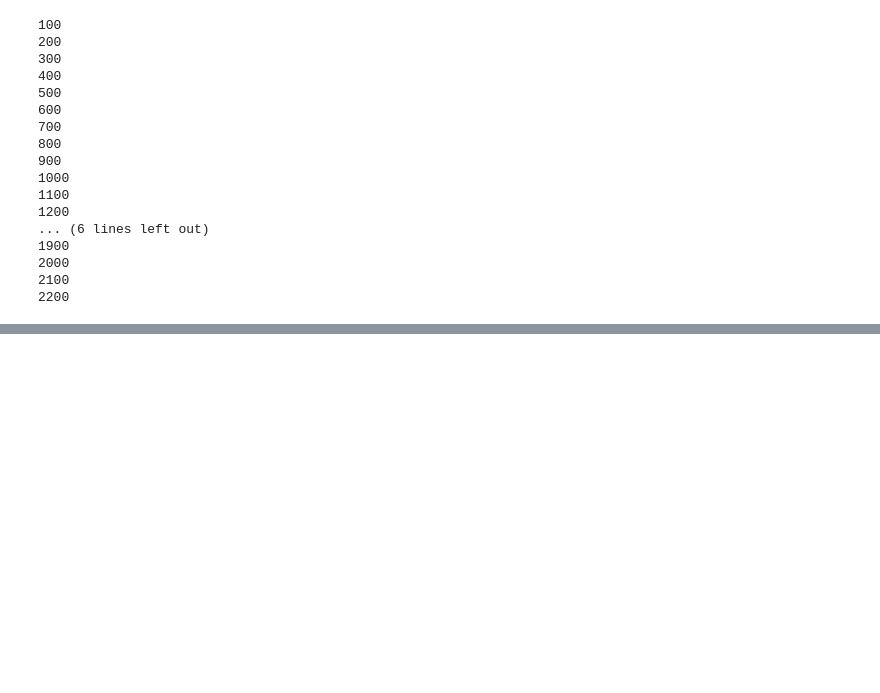
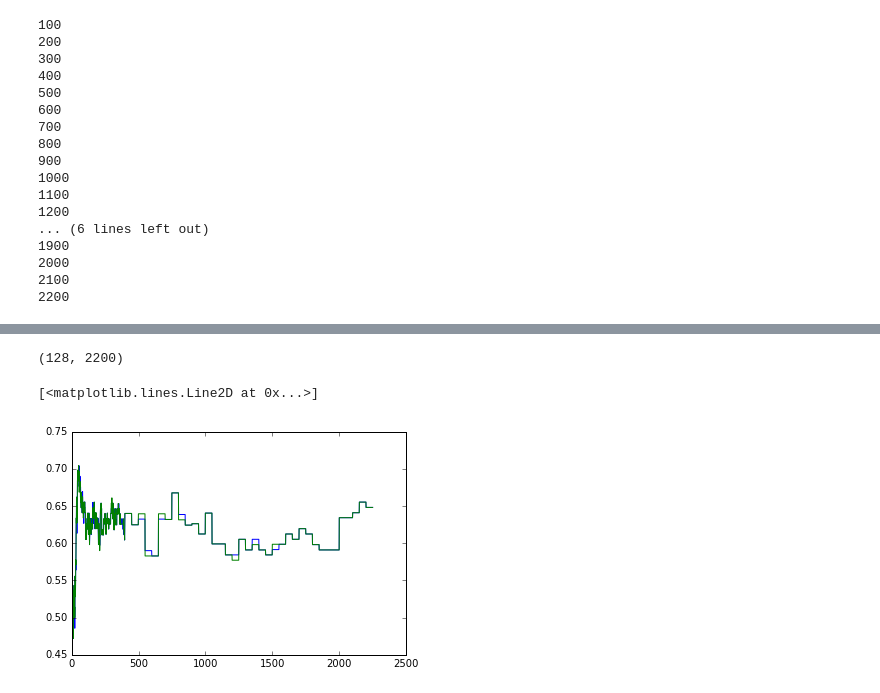
Before and after one commit to bonyuta0204/iPSCell, a Jupyter notebook: iPScell_analysis_LienarSVC0913.ipynb, the cells around one changed output, grey strips where cells are left out. Drawn from its saved outputs; the diff is of its cells as text; code cells hidden in the pictures; blank space fills up the shorter version.

```diff
--- a/iPScell_analysis_LienarSVC0913.ipynb
+++ b/iPScell_analysis_LienarSVC0913.ipynb
@@ -223,0 +222,11 @@ plt.plot(aFPow.T)
+# %%
+np.shape(X_train)
+# %% [output]
+(128, 2200)
+# %%
+plt.plot(a)
+plt.plot(mean)
+#plt.xlim([0,100])
+# %% [output]
+[<matplotlib.lines.Line2D at 0x...>]
+[figure, added]
```
Also changed, not shown: parts of 30 cells of this notebook, 2 other files.
